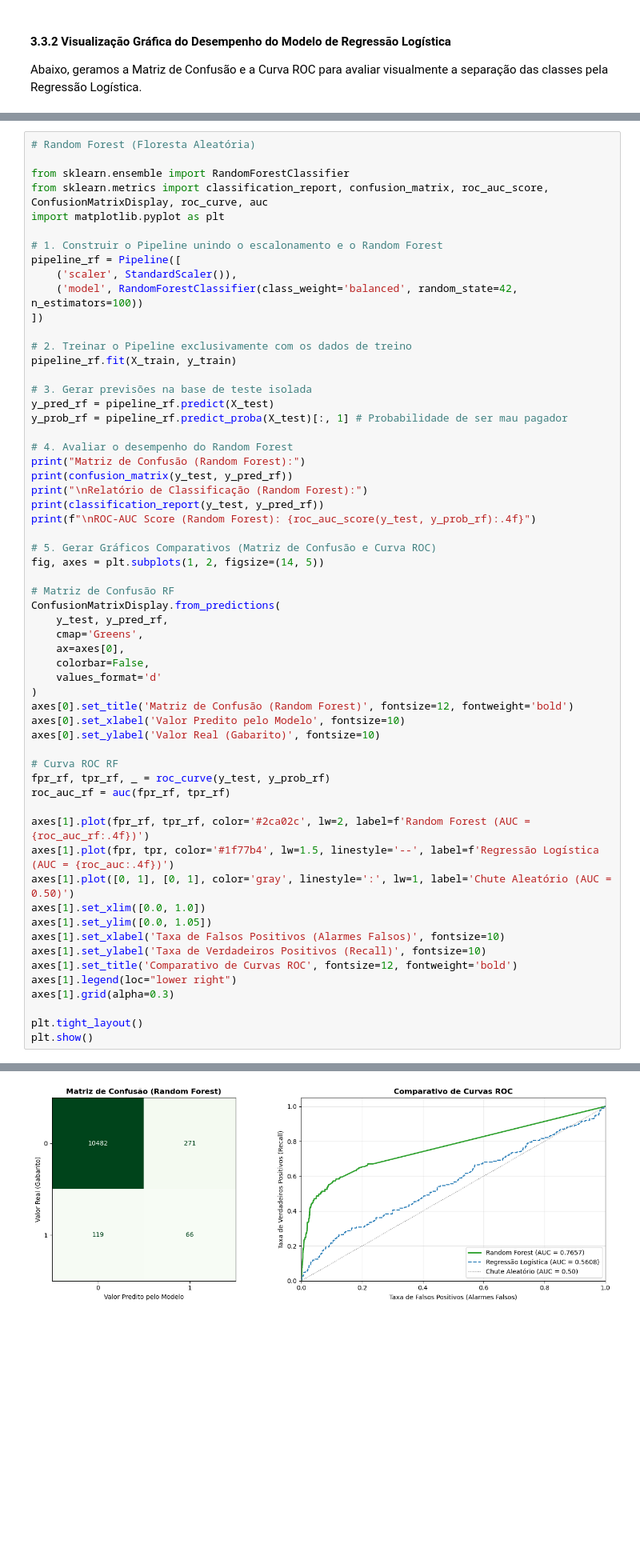
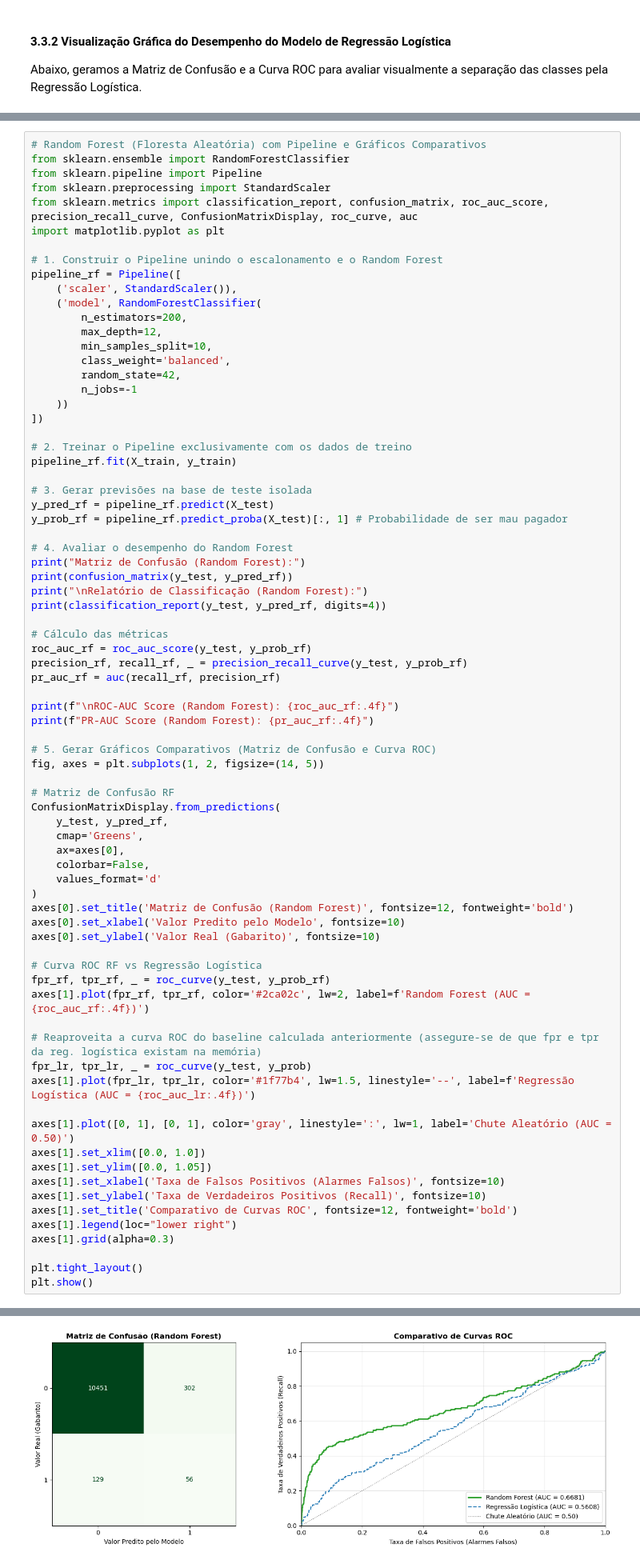
Before and after one commit to fagnermacedo/tech-challenge-fase2, a Jupyter notebook: notebooks/03_modelagem.ipynb, the cells around one changed output, grey strips where cells are left out. Shown at 80% size. Cells and saved outputs as stored; diff of their text form; blank space fills up the shorter version.

```diff
--- a/notebooks/03_modelagem.ipynb
+++ b/notebooks/03_modelagem.ipynb
@@ -245,14 +257,22 @@ Como a Regressão Logística serve apenas de baseline, evoluímos agora para o R
 # %%
-# Random Forest (Floresta Aleatória)
-
+# Random Forest (Floresta Aleatória) com Pipeline e Gráficos Comparativos
 from sklearn.ensemble import RandomForestClassifier
-from sklearn.metrics import classification_report, confusion_matrix, roc_auc_score, ConfusionMatrixDisplay, roc_curve, auc
+from sklearn.pipeline import Pipeline
+from sklearn.preprocessing import StandardScaler
+from sklearn.metrics import classification_report, confusion_matrix, roc_auc_score, precision_recall_curve, ConfusionMatrixDisplay, roc_curve, auc
 import matplotlib.pyplot as plt
 
 # 1. Construir o Pipeline unindo o escalonamento e o Random Forest
 pipeline_rf = Pipeline([
     ('scaler', StandardScaler()),
-    ('model', RandomForestClassifier(class_weight='balanced', random_state=42, n_estimators=100))
+    ('model', RandomForestClassifier(
+        n_estimators=200,
+        max_depth=12,
+        min_samples_split=10,
+        class_weight='balanced',
+        random_state=42,
+        n_jobs=-1
+    ))
 ])
 
 # 2. Treinar o Pipeline exclusivamente com os dados de treino
@@ -266,8 +286,15 @@ y_prob_rf = pipeline_rf.predict_proba(X_test)[:, 1] # Probabilidade de ser mau p
 print("Matriz de Confusão (Random Forest):")
 print(confusion_matrix(y_test, y_pred_rf))
 print("\nRelatório de Classificação (Random Forest):")
-print(classification_report(y_test, y_pred_rf))
-print(f"\nROC-AUC Score (Random Forest): {roc_auc_score(y_test, y_prob_rf):.4f}")
+print(classification_report(y_test, y_pred_rf, digits=4))
+
+# Cálculo das métricas
+roc_auc_rf = roc_auc_score(y_test, y_prob_rf)
+precision_rf, recall_rf, _ = precision_recall_curve(y_test, y_prob_rf)
+pr_auc_rf = auc(recall_rf, precision_rf)
+
+print(f"\nROC-AUC Score (Random Forest): {roc_auc_rf:.4f}")
+print(f"PR-AUC Score (Random Forest): {pr_auc_rf:.4f}")
 
 # 5. Gerar Gráficos Comparativos (Matriz de Confusão e Curva ROC)
 fig, axes = plt.subplots(1, 2, figsize=(14, 5))
@@ -284,12 +311,14 @@ axes[0].set_title('Matriz de Confusão (Random Forest)', fontsize=12, fontweight
 axes[0].set_xlabel('Valor Predito pelo Modelo', fontsize=10)
 axes[0].set_ylabel('Valor Real (Gabarito)', fontsize=10)
 
-# Curva ROC RF
+# Curva ROC RF vs Regressão Logística
 fpr_rf, tpr_rf, _ = roc_curve(y_test, y_prob_rf)
-roc_auc_rf = auc(fpr_rf, tpr_rf)
+axes[1].plot(fpr_rf, tpr_rf, color='#2ca02c', lw=2, label=f'Random Forest (AUC = {roc_auc_rf:.4f})')
 
-axes[1].plot(fpr_rf, tpr_rf, color='#2ca02c', lw=2, label=f'Random Forest (AUC = {roc_auc_rf:.4f})')
-axes[1].plot(fpr, tpr, color='#1f77b4', lw=1.5, linestyle='--', label=f'Regressão Logística (AUC = {roc_auc:.4f})')
+# Reaproveita a curva ROC do baseline calculada anteriormente (assegure-se de que fpr e tpr da reg. logística existam na memória)
+fpr_lr, tpr_lr, _ = roc_curve(y_test, y_prob)
+axes[1].plot(fpr_lr, tpr_lr, color='#1f77b4', lw=1.5, linestyle='--', label=f'Regressão Logística (AUC = {roc_auc_lr:.4f})')
+
 axes[1].plot([0, 1], [0, 1], color='gray', linestyle=':', lw=1, label='Chute Aleatório (AUC = 0.50)')
 axes[1].set_xlim([0.0, 1.0])
 axes[1].set_ylim([0.0, 1.05])
@@ -321,4 +351,4 @@ ROC-AUC Score (Random Forest): 0.7657
-[figure, old version]
+[figure, new version]
 # %% [markdown]
 ### 3.2.2 Segundo Classificador: Random Forest (Floresta Aleatória)
 
```
Also changed, not shown: parts of 9 cells of this notebook, 3 other files.
